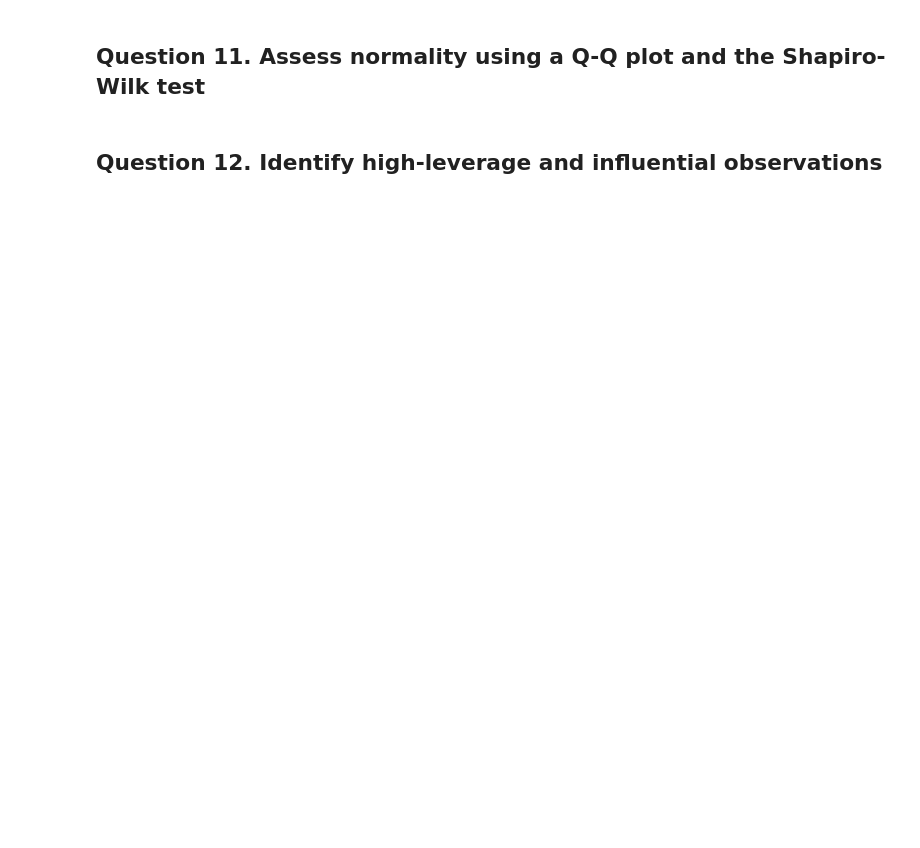
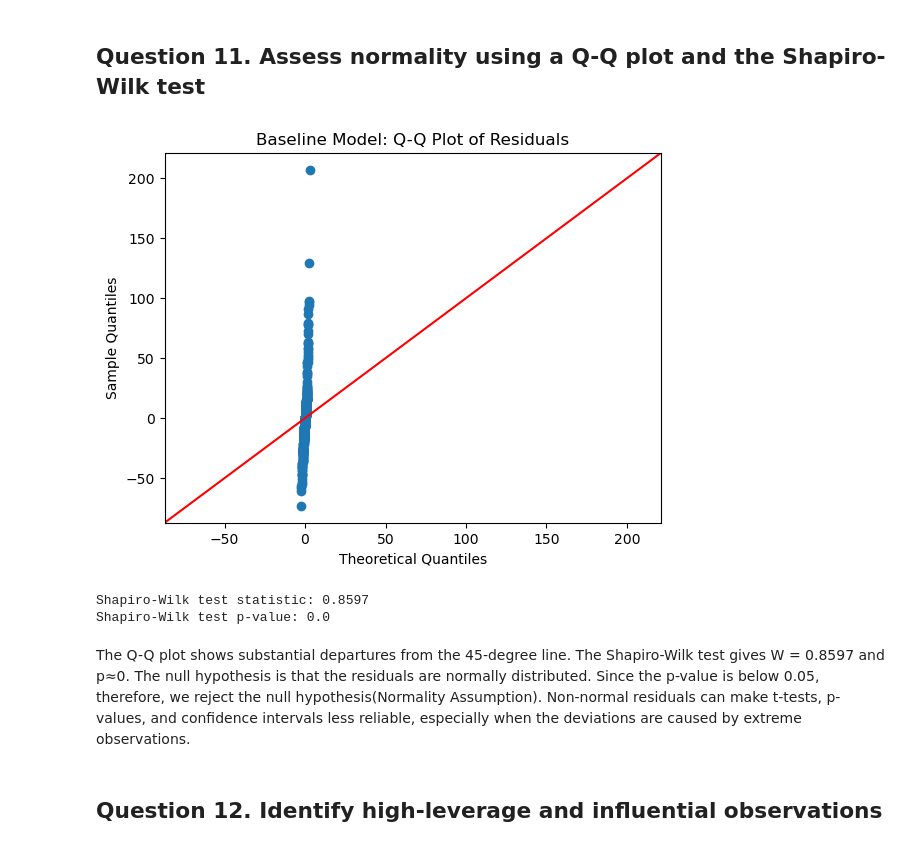
Before and after one commit to xiaogouyy/ass1, a Jupyter notebook: MGSC661_Movie_Regression_Homework_hints.ipynb, the cells around one changed output. Cells and saved outputs as stored; diff of their text form; code cells hidden in the pictures; blank space fills up the shorter version.

```diff
--- a/MGSC661_Movie_Regression_Homework_hints.ipynb
+++ b/MGSC661_Movie_Regression_Homework_hints.ipynb
@@ -166,11 +269,19 @@ white_results = pd.Series(white_test, index=white_labels)
 # %% [markdown]
 ## Question 11. Assess normality using a Q-Q plot and the Shapiro-Wilk test
 # %%
-sm.qqplot(...)
+sm.qqplot(baseline_results.resid, line="45")
 plt.title("Baseline Model: Q-Q Plot of Residuals")
 plt.show()
 
-shapiro_result = shapiro(...)
+shapiro_result = shapiro(baseline_results.resid)
+print("Shapiro-Wilk test statistic:", round(shapiro_result.statistic, 4))
+print("Shapiro-Wilk test p-value:", round(shapiro_result.pvalue, 4))
+# %% [output]
+[figure, added]
+Shapiro-Wilk test statistic: 0.8597
+Shapiro-Wilk test p-value: 0.0
+# %% [markdown]
+The Q-Q plot shows substantial departures from the 45-degree line. The Shapiro-Wilk test gives W = 0.8597 and p≈0. The null hypothesis is that the residuals are normally distributed. Since the p-value is below 0.05, therefore, we reject the null hypothesis(Normality Assumption). Non-normal residuals can make t-tests, p-values, and confidence intervals less reliable, especially when the deviations are caused by extreme observations.
 # %% [markdown]
 ## Question 12. Identify high-leverage and influential observations
 # %%
```
Also changed, not shown: parts of 15 cells of this notebook, 1 other file.
